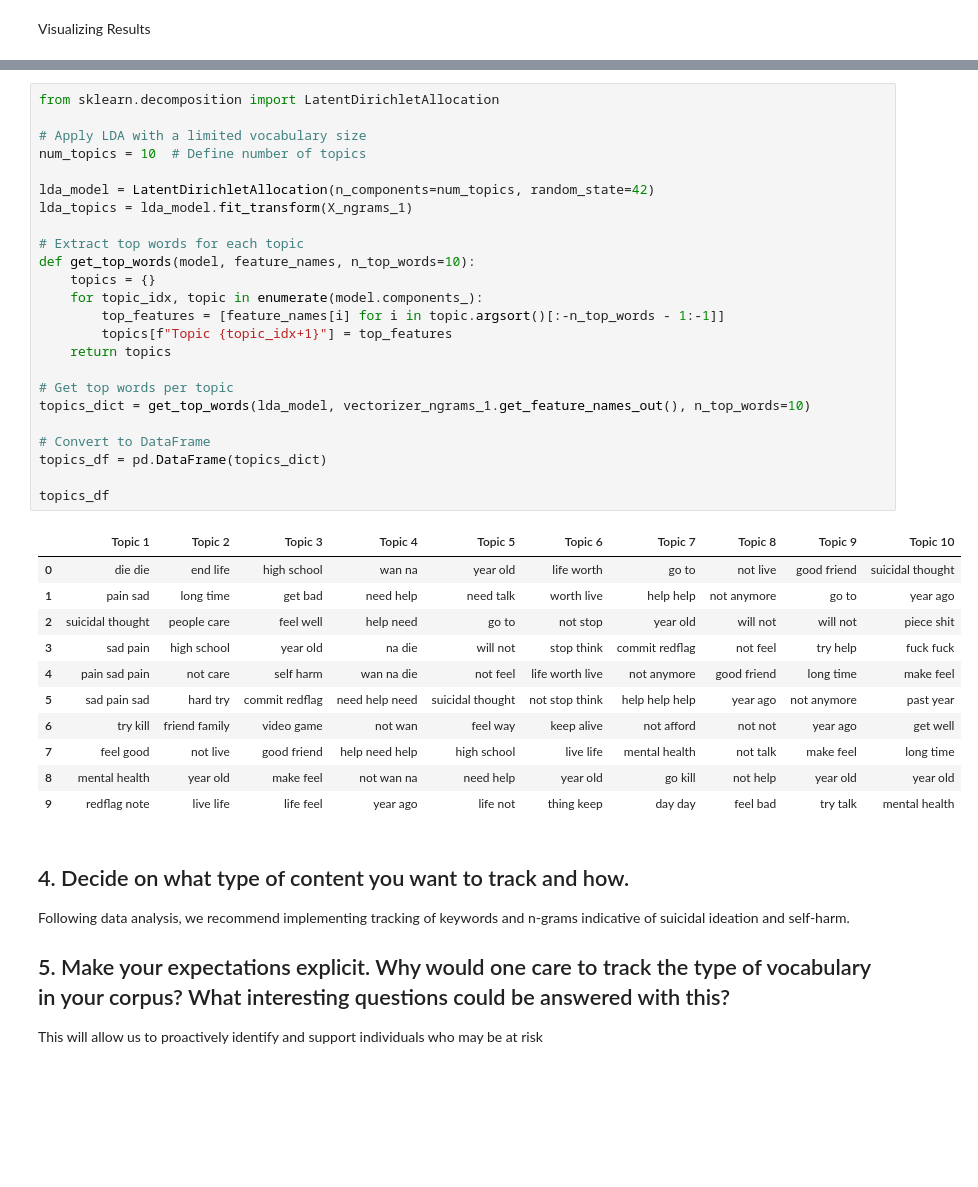
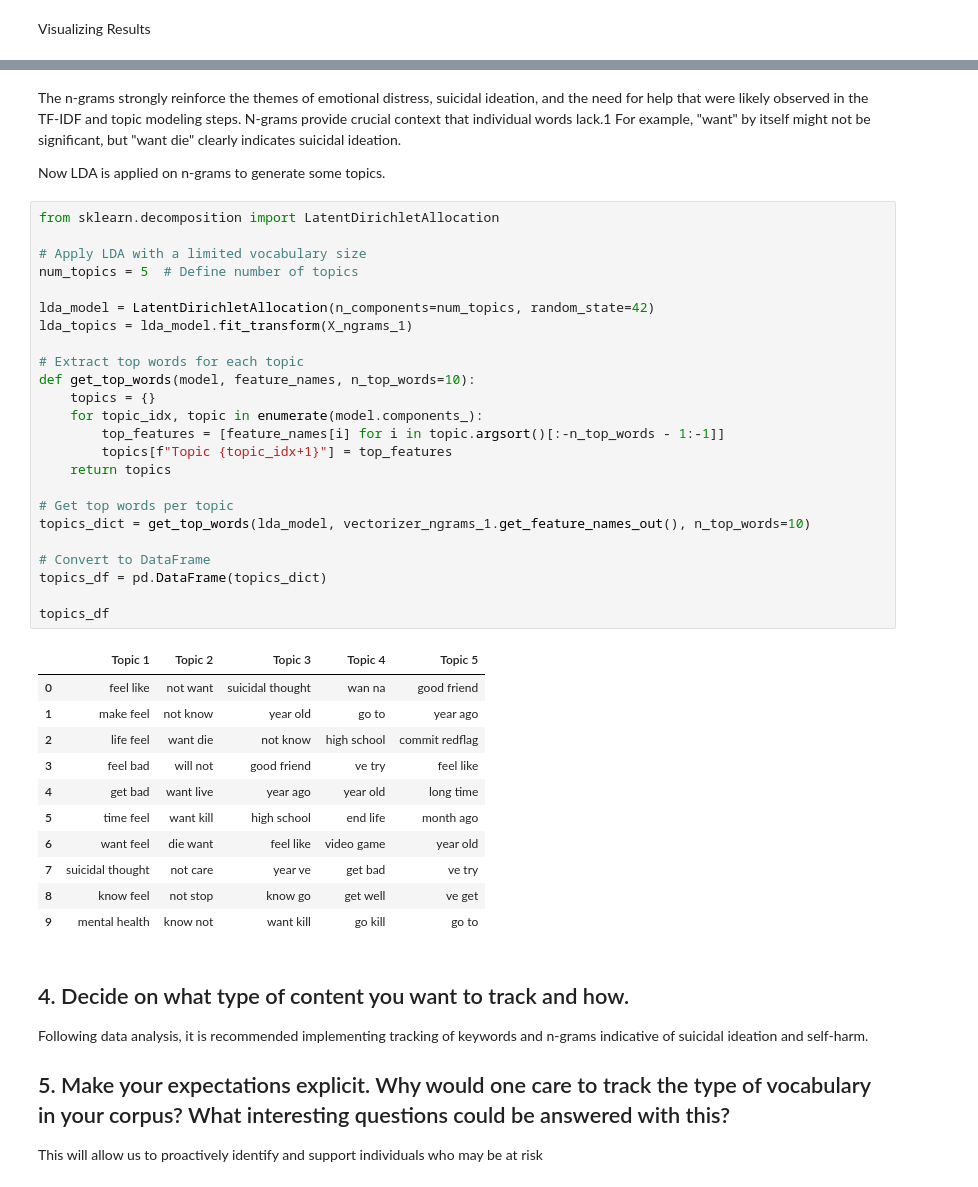
Before and after one commit to MatiasBorrellH/NLP_HW2, a Jupyter notebook: 2. Develop Methodology.ipynb, the cells around one changed output, grey strips where cells are left out. Drawn from its saved outputs; the diff is of its cells as text; blank space fills up the shorter version.

```diff
--- a/2. Develop Methodology.ipynb
+++ b/2. Develop Methodology.ipynb
@@ -191,43 +227,47 @@ Top N-grams for Label 1:
+# %% [markdown]
+The n-grams strongly reinforce the themes of emotional distress, suicidal ideation, and the need for help that were likely observed in the TF-IDF and topic modeling steps. N-grams provide crucial context that individual words lack.1 For example, "want" by itself might not be significant, but "want die" clearly indicates suicidal ideation.
+
+Now LDA is applied on n-grams to generate some topics.
 # %%
 from sklearn.decomposition import LatentDirichletAllocation
 
 # Apply LDA with a limited vocabulary size
-num_topics = 10  # Define number of topics
+num_topics = 5  # Define number of topics
 
 lda_model = LatentDirichletAllocation(n_components=num_topics, random_state=42)
 lda_topics = lda_model.fit_transform(X_ngrams_1)
 
 # Extract top words for each topic
 def get_top_words(model, feature_names, n_top_words=10):
     topics = {}
     for topic_idx, topic in enumerate(model.components_):
         top_features = [feature_names[i] for i in topic.argsort()[:-n_top_words - 1:-1]]
         topics[f"Topic {topic_idx+1}"] = top_features
     return topics
 
 # Get top words per topic
 topics_dict = get_top_words(lda_model, vectorizer_ngrams_1.get_feature_names_out(), n_top_words=10)
 
 # Convert to DataFrame
 topics_df = pd.DataFrame(topics_dict)
 
 topics_df
 # %% [output]
-|  | Topic 1 | Topic 2 | Topic 3 | Topic 4 | Topic 5 | Topic 6 | Topic 7 | Topic 8 | Topic 9 | Topic 10 |
-| 0 | die die | end life | high school | wan na | year old | life worth | go to | not live | good friend | suicidal thought |
-| 1 | pain sad | long time | get bad | need help | need talk | worth live | help help | not anymore | go to | year ago |
-| 2 | suicidal thought | people care | feel well | help need | go to | not stop | year old | will not | will not | piece shit |
-| 3 | sad pain | high school | year old | na die | will not | stop think | commit redflag | not feel | try help | fuck fuck |
-| 4 | pain sad pain | not care | self harm | wan na die | not feel | life worth live | not anymore | good friend | long time | make feel |
-| 5 | sad pain sad | hard try | commit redflag | need help need | suicidal thought | not stop think | help help help | year ago | not anymore | past year |
-| 6 | try kill | friend family | video game | not wan | feel way | keep alive | not afford | not not | year ago | get well |
-| 7 | feel good | not live | good friend | help need help | high school | live life | mental health | not talk | make feel | long time |
-| 8 | mental health | year old | make feel | not wan na | need help | year old | go kill | not help | year old | year old |
-| 9 | redflag note | live life | life feel | year ago | life not | thing keep | day day | feel bad | try talk | mental health |
+|  | Topic 1 | Topic 2 | Topic 3 | Topic 4 | Topic 5 |
+| 0 | feel like | not want | suicidal thought | wan na | good friend |
+| 1 | make feel | not know | year old | go to | year ago |
+| 2 | life feel | want die | not know | high school | commit redflag |
+| 3 | feel bad | will not | good friend | ve try | feel like |
+| 4 | get bad | want live | year ago | year old | long time |
+| 5 | time feel | want kill | high school | end life | month ago |
+| 6 | want feel | die want | feel like | video game | year old |
+| 7 | suicidal thought | not care | year ve | get bad | ve try |
+| 8 | know feel | not stop | know go | get well | ve get |
+| 9 | mental health | know not | want kill | go kill | go to |
 # %% [markdown]
 ## 4. Decide on what type of content you want to track and how.
 
-Following data analysis, we recommend implementing tracking of keywords and n-grams indicative of suicidal ideation and self-harm.
+Following data analysis, it is recommended implementing tracking of keywords and n-grams indicative of suicidal ideation and self-harm.
 
 ## 5. Make your expectations explicit. Why would one care to track the type of vocabulary in your corpus? What interesting questions could be answered with this?
 
```
Also changed, not shown: parts of 17 cells of this notebook, 4 other files.
